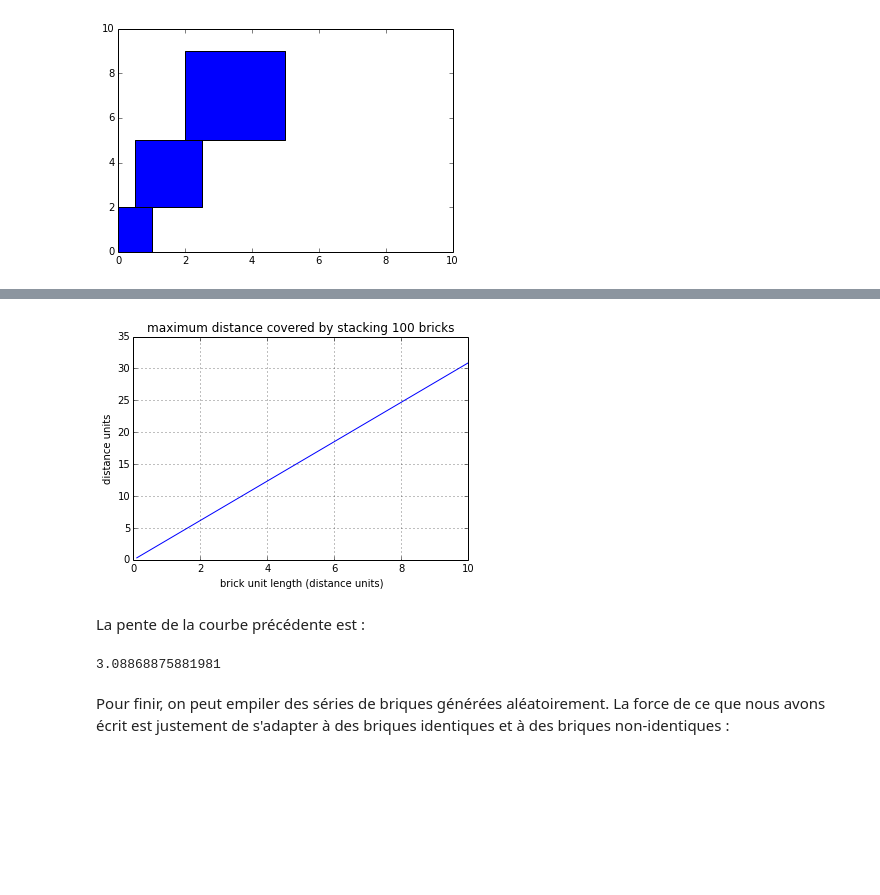
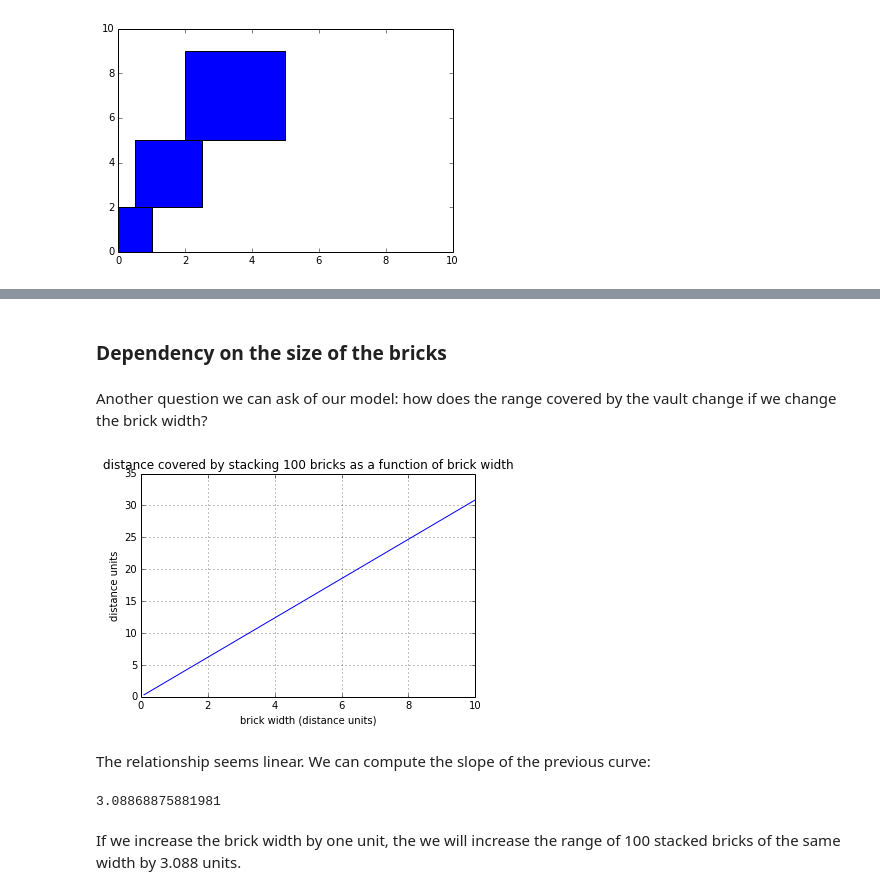
Before and after one commit to flothesof/posts, a Jupyter notebook: 20140808_BricksAndArches.ipynb, the cells around one changed output, grey strips where cells are left out. Drawn from its saved outputs; the diff is of its cells as text; code cells hidden in the pictures; blank space fills up the shorter version.

Commit message:
finished bricks and arches post

```diff
--- a/20140808_BricksAndArches.ipynb
+++ b/20140808_BricksAndArches.ipynb
@@ -26,5 +36,5 @@ To make things easy to start, we're going to write a simple function that genera
 - the number of bricks to generate
 # %%
-def generate_brick_sequence(length, width, n):
-    return [(length, width) for i in range(n)]
+def generate_brick_sequence(width, height, n):
+    return [(width, height) for i in range(n)]
 # %% [markdown]
@@ -92,9 +131,3 @@ def compute_horizontal_center_of_mass(brick_sequence, shifts):
     sum_xi_mi = sum([(shifts[i] + brick_sequence[i][0]/2.) * compute_mass(brick_sequence[i]) for i in range(len(brick_sequence))])
     sum_mi = sum([compute_mass(brick_sequence[i]) for i in range(len(brick_sequence))])
     return sum_xi_mi / sum_mi
-# %%
-bricks = [(1, 1), (1, 1), (1, 1)]
-shifts = [0, 0, 1]
-plot_brick_sequence(bricks, shifts)
-pl.ylim(0, 3)
-pl.xlim(0, 3)
@@ -170,22 +214,26 @@ Autre sujet intéressant : si l'on assemble des briques de longueur différente,
+# %% [markdown]
+### Dependency on the size of the bricks
+# %% [markdown]
+Another question we can ask of our model: how does the range covered by the vault change if we change the brick width?
 # %%
-brick_lengths = pl.linspace(0.1, 10)
-distances = pl.zeros_like(brick_lengths)
-for l in brick_lengths:
+brick_widths = pl.linspace(0.1, 10)
+distances = pl.zeros_like(brick_widths)
+for l in brick_widths:
     bricks = generate_brick_sequence(l, 1, 100)
-    distances[brick_lengths == l] = max(compute_brick_shifts(bricks)) + l/2.
+    distances[brick_widths == l] = max(compute_brick_shifts(bricks)) + l/2.
 # %%
-pl.plot(brick_lengths, distances)
-pl.xlabel('brick unit length (distance units)')
+pl.plot(brick_widths, distances)
+pl.xlabel('brick width (distance units)')
 pl.ylabel('distance units')
-pl.title('maximum distance covered by stacking 100 bricks')
+pl.title('distance covered by stacking 100 bricks as a function of brick width')
 pl.grid(True)
 # %% [output]
-[figure, old version]
+[figure, new version]
-# %% [markdown]
-La pente de la courbe précédente est :
+# %% [markdown]
+The relationship seems linear. We can compute the slope of the previous curve:
 # %%
 (distances[-1] - distances[0])/(10 - 0.1)
 # %% [output]
 3.08868875881981
-# %% [markdown]
-Pour finir, on peut empiler des séries de briques générées aléatoirement. La force de ce que nous avons écrit est justement de s'adapter à des briques identiques et à des briques non-identiques :
+# %% [markdown]
+If we increase the brick width by one unit, the we will increase the range of 100 stacked bricks of the same width by 3.088 units.
```
Also changed, not shown: parts of 51 cells of this notebook, 2 other files.
